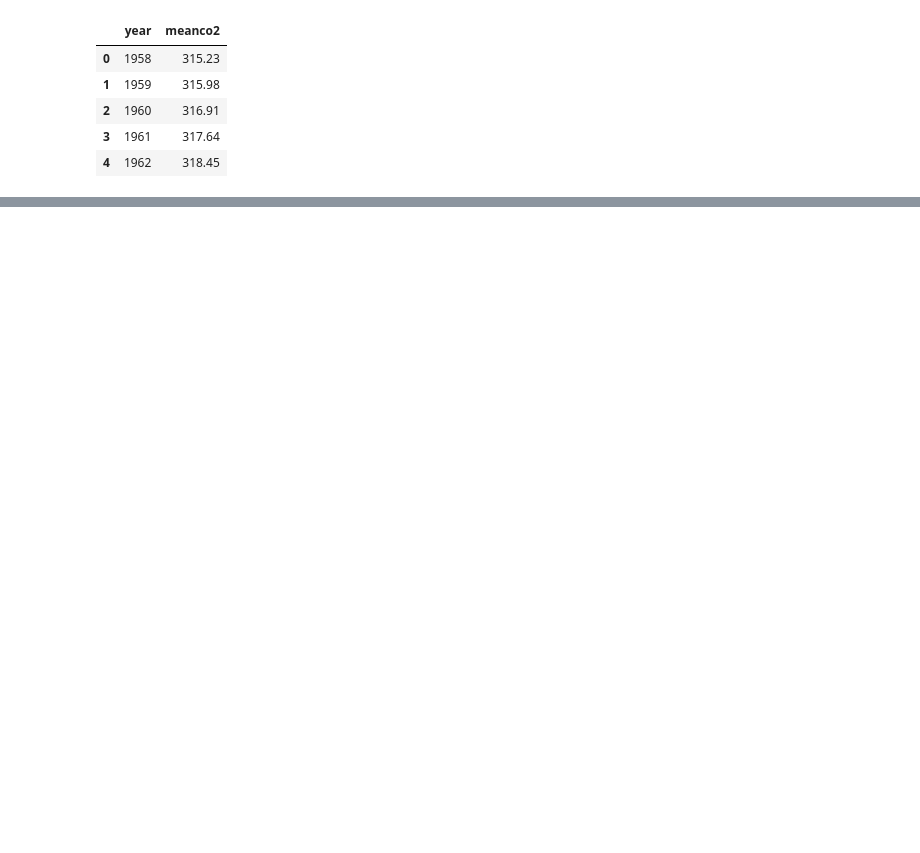
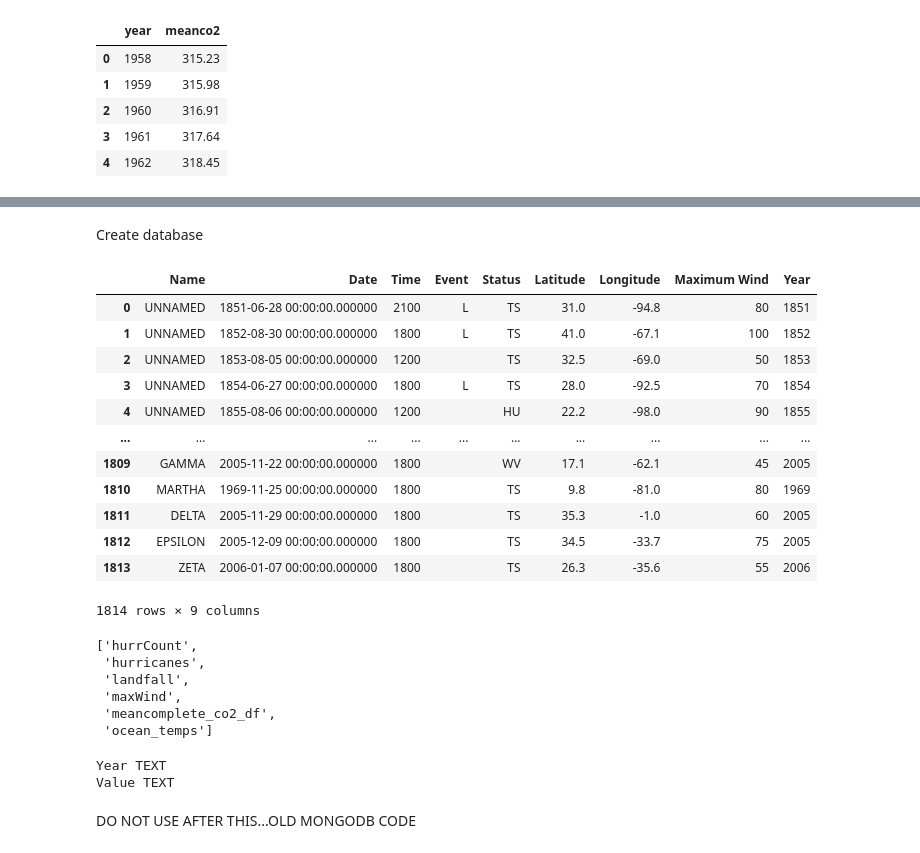
Before and after one commit to carlymckelvy/climate-change, a Jupyter notebook: EH_notebook.ipynb, the cells around one changed output, grey strips where cells are left out. Cells and saved outputs as stored; diff of their text form; code cells hidden in the pictures; blank space fills up the shorter version.

Commit message:
troubelshooting sqlite

```diff
--- a/EH_notebook.ipynb
+++ b/EH_notebook.ipynb
@@ -311,0 +195,2 @@ cleanHurr.tail(10)
+# %% [markdown]
+Create database
@@ -311,0 +207,4 @@ cleanHurr.tail(10)
+# %%
+# Create an engine for the sqlite database
+engine = create_engine("sqlite:///climateDB.sqlite", echo=False)
+con = engine.connect()
@@ -311,0 +218,16 @@ cleanHurr.tail(10)
+# %%
+pd.read_sql('select * from maxWind', con)
+# %% [output]
+|  | Name | Date | Time | Event | Status | Latitude | Longitude | Maximum Wind | Year |
+| 0 | UNNAMED | 1851-06-28 00:00:00.000000 | 2100 | L | TS | 31.0 | -94.8 | 80 | 1851 |
+| 1 | UNNAMED | 1852-08-30 00:00:00.000000 | 1800 | L | TS | 41.0 | -67.1 | 100 | 1852 |
+| 2 | UNNAMED | 1853-08-05 00:00:00.000000 | 1200 |  | TS | 32.5 | -69.0 | 50 | 1853 |
+| 3 | UNNAMED | 1854-06-27 00:00:00.000000 | 1800 | L | TS | 28.0 | -92.5 | 70 | 1854 |
+| 4 | UNNAMED | 1855-08-06 00:00:00.000000 | 1200 |  | HU | 22.2 | -98.0 | 90 | 1855 |
+| ... | ... | ... | ... | ... | ... | ... | ... | ... | ... |
+| 1809 | GAMMA | 2005-11-22 00:00:00.000000 | 1800 |  | WV | 17.1 | -62.1 | 45 | 2005 |
+| 1810 | MARTHA | 1969-11-25 00:00:00.000000 | 1800 |  | TS | 9.8 | -81.0 | 80 | 1969 |
+| 1811 | DELTA | 2005-11-29 00:00:00.000000 | 1800 |  | TS | 35.3 | -1.0 | 60 | 2005 |
+| 1812 | EPSILON | 2005-12-09 00:00:00.000000 | 1800 |  | TS | 34.5 | -33.7 | 75 | 2005 |
+| 1813 | ZETA | 2006-01-07 00:00:00.000000 | 1800 |  | TS | 26.3 | -35.6 | 55 | 2006 |
+1814 rows × 9 columns
@@ -312 +237,20 @@ cleanHurr.tail(10)
+# %%
+inspector = inspect(engine)
+inspector.get_table_names()
+# %% [output]
+['hurrCount',
+ 'hurricanes',
+ 'landfall',
+ 'maxWind',
+ 'meancomplete_co2_df',
+ 'ocean_temps']
+# %%
+columns = inspector.get_columns('ocean_temps')
+for c in columns:
+    print(c["name"], c["type"])
+# %% [output]
+Year TEXT
+Value TEXT
+# %% [markdown]
+DO NOT USE AFTER THIS...OLD MONGODB CODE
 # %%
```
Also changed, not shown: parts of 41 cells of this notebook, 9 other files.
